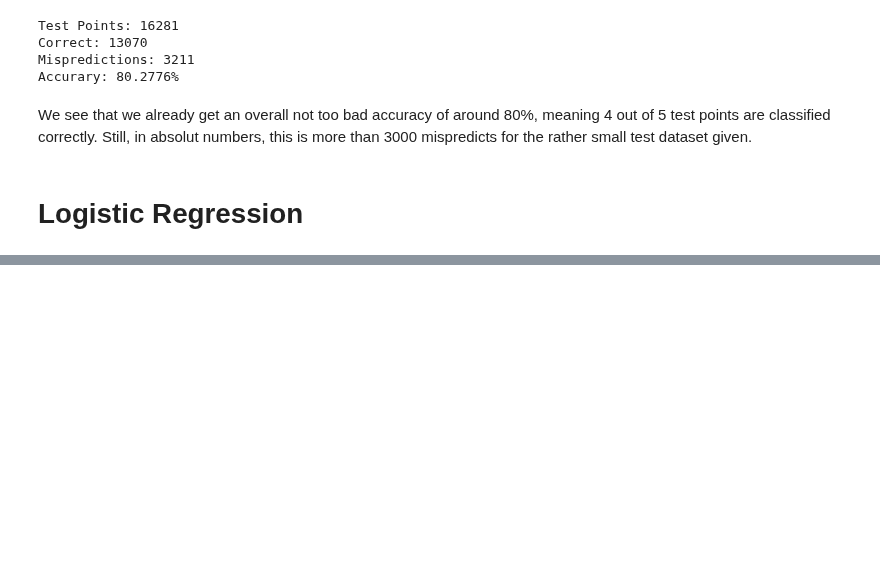
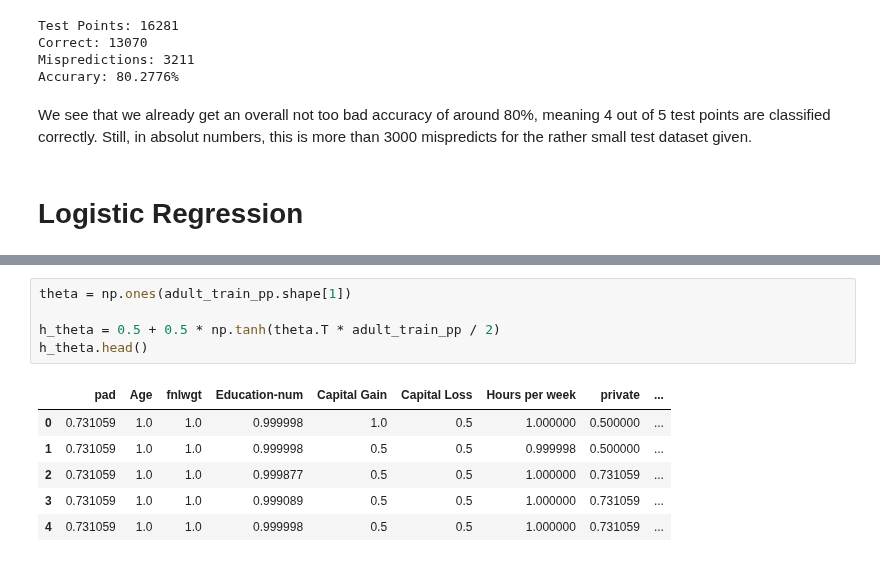
Before and after one commit to 0xLeon/MachLearn-Exercises, a Jupyter notebook: Jupyter/MachLearnExercises03.ipynb, the cells around one changed output, grey strips where cells are left out. Drawn from its saved outputs; the diff is of its cells as text; blank space fills up the shorter version.

```diff
--- a/Jupyter/MachLearnExercises03.ipynb
+++ b/Jupyter/MachLearnExercises03.ipynb
@@ -209,0 +223,12 @@ We see that we already get an overall not too bad accuracy of around 80%, meanin
+# %%
+theta = np.ones(adult_train_pp.shape[1])
+
+h_theta = 0.5 + 0.5 * np.tanh(theta.T * adult_train_pp / 2)
+h_theta.head()
+# %% [output]
+|  | pad | Age | fnlwgt | Education-num | Capital Gain | Capital Loss | Hours per week | private | ... |
+| 0 | 0.731059 | 1.0 | 1.0 | 0.999998 | 1.0 | 0.5 | 1.000000 | 0.500000 | ... |
+| 1 | 0.731059 | 1.0 | 1.0 | 0.999998 | 0.5 | 0.5 | 0.999998 | 0.500000 | ... |
+| 2 | 0.731059 | 1.0 | 1.0 | 0.999877 | 0.5 | 0.5 | 1.000000 | 0.731059 | ... |
+| 3 | 0.731059 | 1.0 | 1.0 | 0.999089 | 0.5 | 0.5 | 1.000000 | 0.731059 | ... |
+| 4 | 0.731059 | 1.0 | 1.0 | 0.999998 | 0.5 | 0.5 | 1.000000 | 0.731059 | ... |
```
Also changed, not shown: parts of 2 cells of this notebook.
